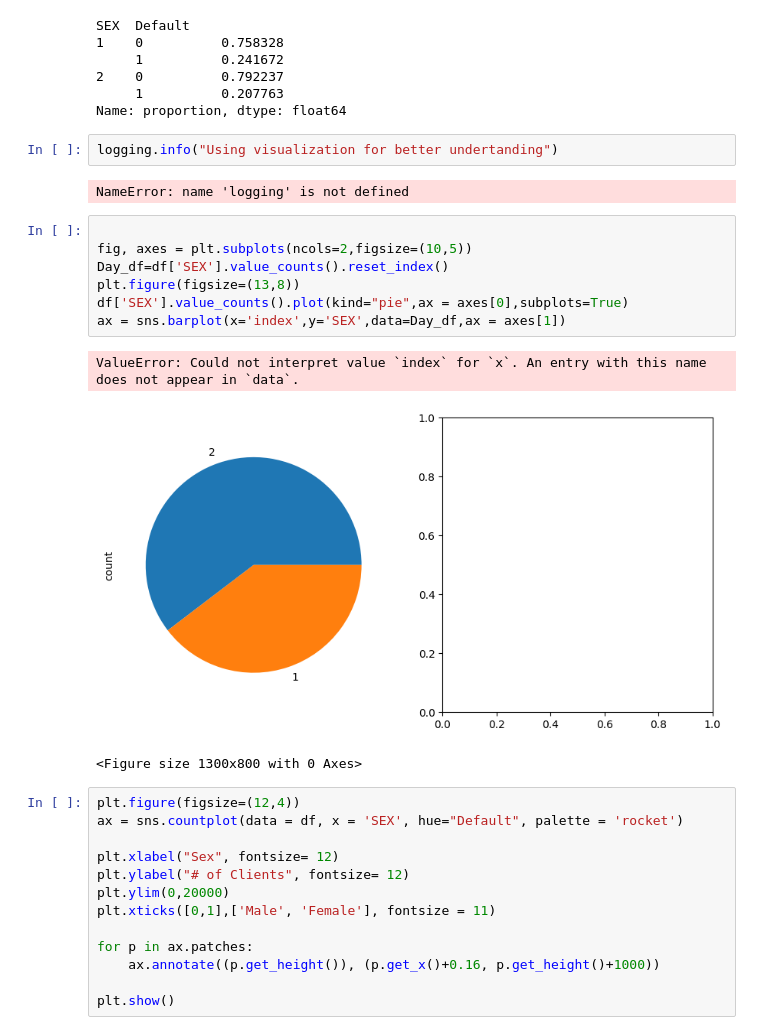
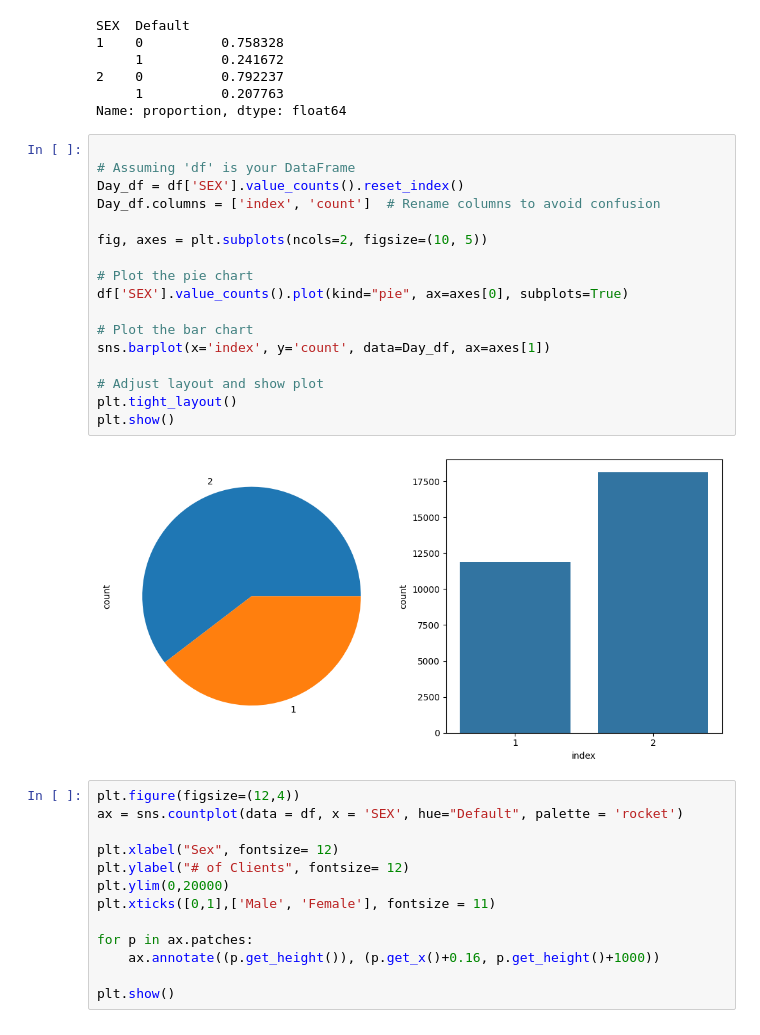
Before and after one commit to Priyanka302002/mlproject, a Jupyter notebook: notebook/data/1. EDA Credit card.ipynb, the cells around one changed output. Drawn from its saved outputs; the diff is of its cells as text.

```diff
--- a/notebook/data/1. EDA Credit card.ipynb
+++ b/notebook/data/1. EDA Credit card.ipynb
@@ -382,21 +394,25 @@ SEX  Default
 2    0          0.792237
      1          0.207763
 Name: proportion, dtype: float64
-# %%
-logging.info("Using visualization for better undertanding")
-# %% [output]
-NameError: name 'logging' is not defined
 # %%
 
-fig, axes = plt.subplots(ncols=2,figsize=(10,5))
-Day_df=df['SEX'].value_counts().reset_index()
-plt.figure(figsize=(13,8))
-df['SEX'].value_counts().plot(kind="pie",ax = axes[0],subplots=True)
-ax = sns.barplot(x='index',y='SEX',data=Day_df,ax = axes[1])
+# Assuming 'df' is your DataFrame
+Day_df = df['SEX'].value_counts().reset_index()
+Day_df.columns = ['index', 'count']  # Rename columns to avoid confusion
+
+fig, axes = plt.subplots(ncols=2, figsize=(10, 5))
+
+# Plot the pie chart
+df['SEX'].value_counts().plot(kind="pie", ax=axes[0], subplots=True)
+
+# Plot the bar chart
+sns.barplot(x='index', y='count', data=Day_df, ax=axes[1])
+
+# Adjust layout and show plot
+plt.tight_layout()
+plt.show()
 # %% [output]
-ValueError: Could not interpret value `index` for `x`. An entry with this name does not appear in `data`.
-[figure, old version]
+[figure, new version]
-<Figure size 1300x800 with 0 Axes>
 # %%
 plt.figure(figsize=(12,4))
 ax = sns.countplot(data = df, x = 'SEX', hue="Default", palette = 'rocket')
```
Also changed, not shown: parts of 7 cells of this notebook, 28 other files.
